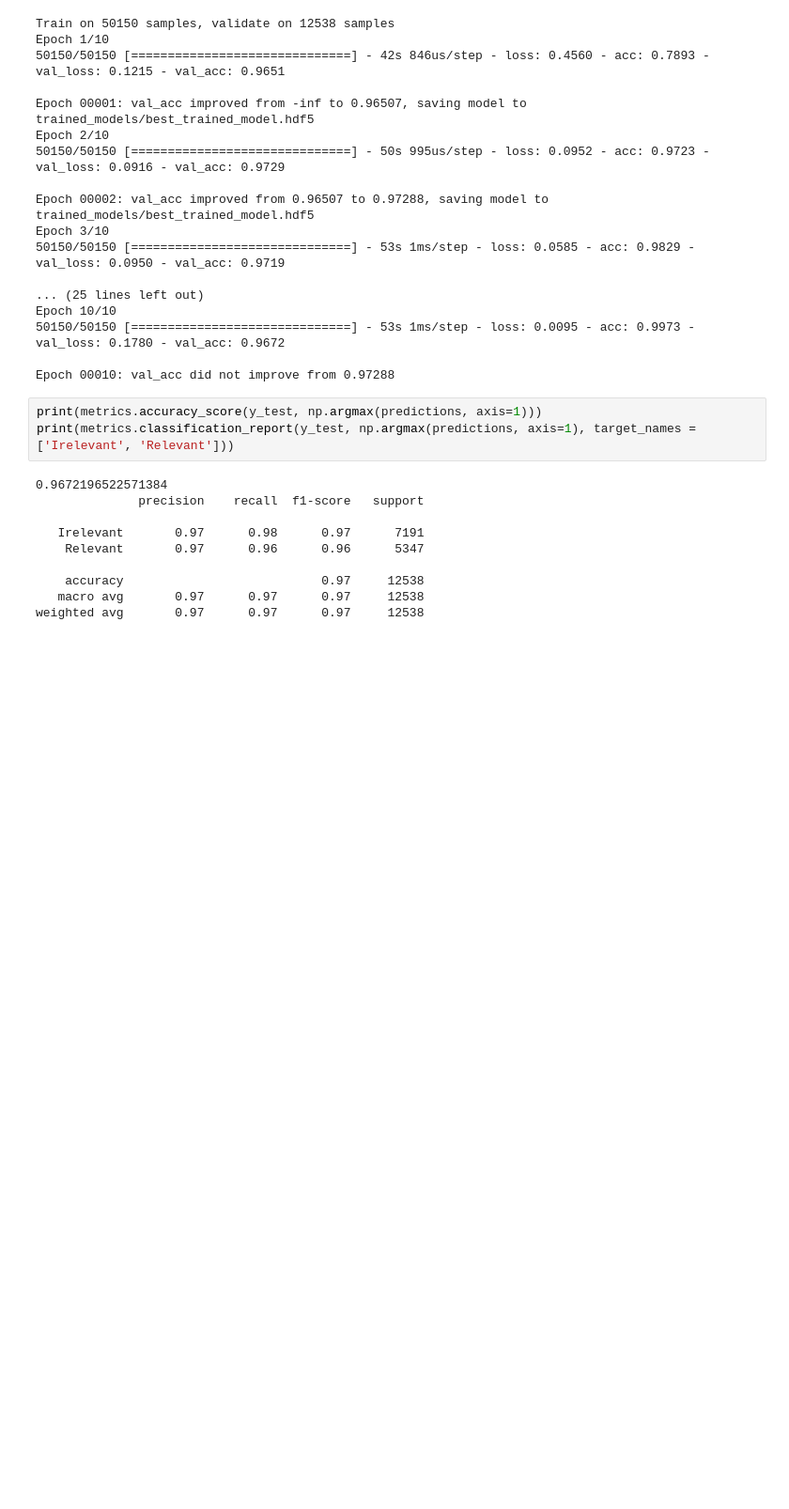
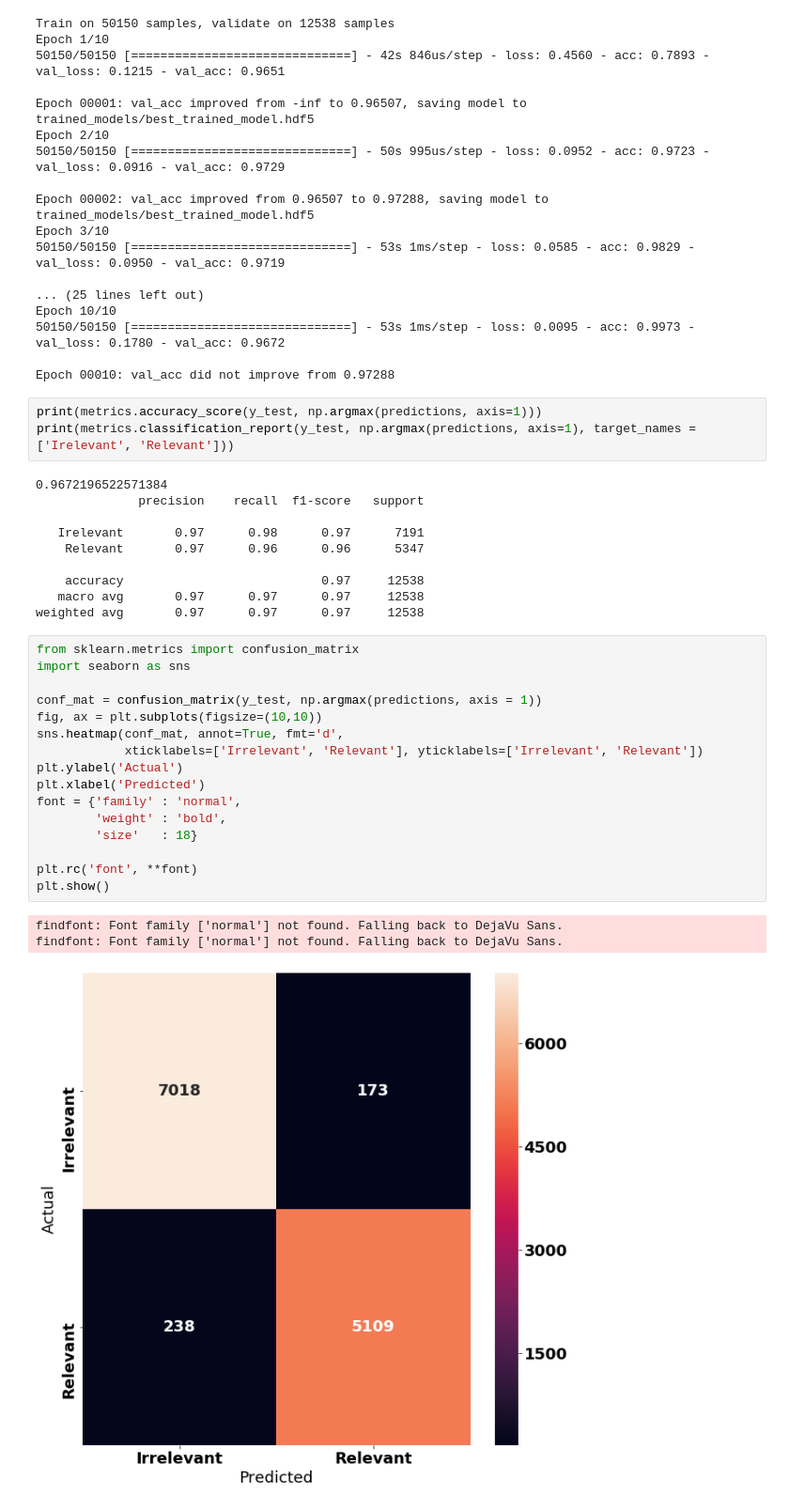
Before and after one commit to theultimate1/research, a Jupyter notebook: research/text-classification/working_cnn_model.ipynb, the cells around one changed output. Shown at 94% size. Cells and saved outputs as stored; diff of their text form; blank space fills up the shorter version.

Commit message:
Added confusion matrix to better visualize errors.

```diff
--- a/research/text-classification/working_cnn_model.ipynb
+++ b/research/text-classification/working_cnn_model.ipynb
@@ -381,3 +381,23 @@ print(metrics.classification_report(y_test, np.argmax(predictions, axis=1), targ
     accuracy                           0.97     12538
    macro avg       0.97      0.97      0.97     12538
 weighted avg       0.97      0.97      0.97     12538
+# %%
+from sklearn.metrics import confusion_matrix
+import seaborn as sns
+
+conf_mat = confusion_matrix(y_test, np.argmax(predictions, axis = 1))
+fig, ax = plt.subplots(figsize=(10,10))
+sns.heatmap(conf_mat, annot=True, fmt='d',
+            xticklabels=['Irrelevant', 'Relevant'], yticklabels=['Irrelevant', 'Relevant'])
+plt.ylabel('Actual')
+plt.xlabel('Predicted')
+font = {'family' : 'normal',
+        'weight' : 'bold',
+        'size'   : 18}
+
+plt.rc('font', **font)
+plt.show()
+# %% [output]
+findfont: Font family ['normal'] not found. Falling back to DejaVu Sans.
+findfont: Font family ['normal'] not found. Falling back to DejaVu Sans.
+[figure, added]
```
